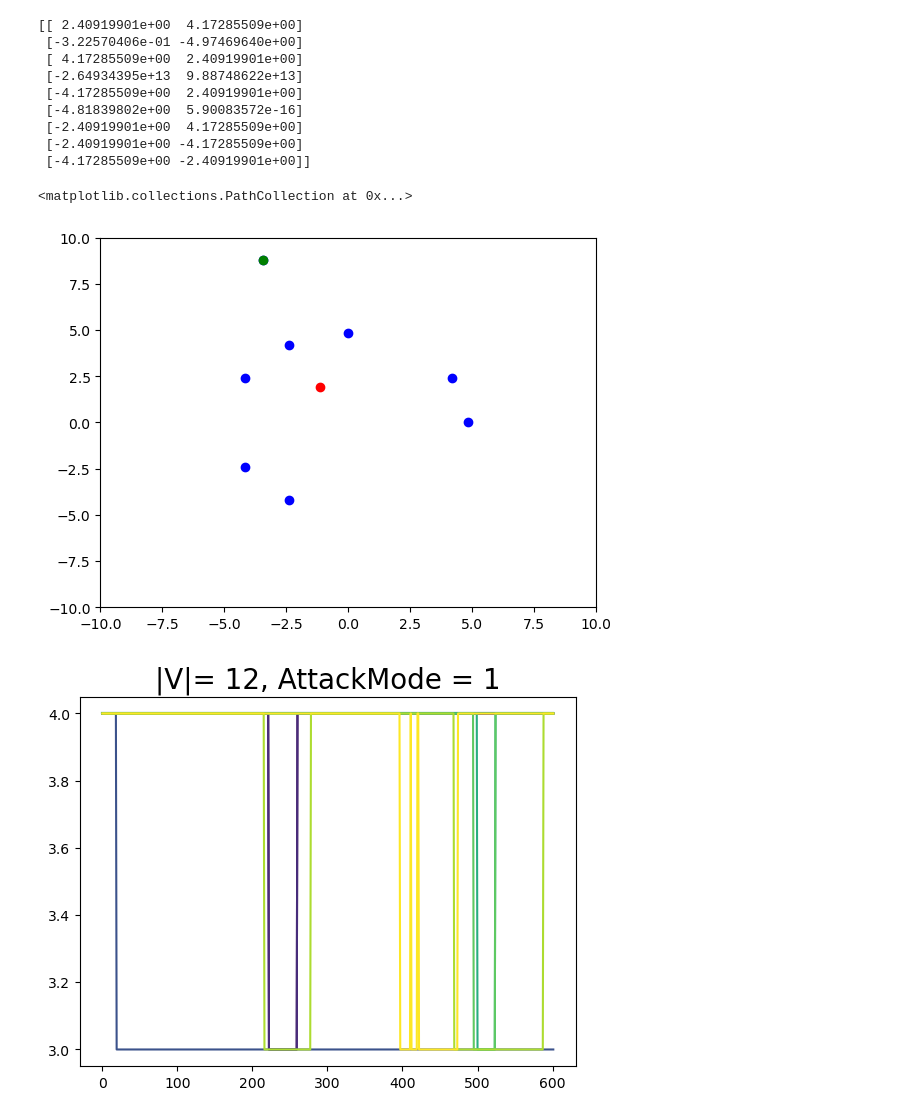
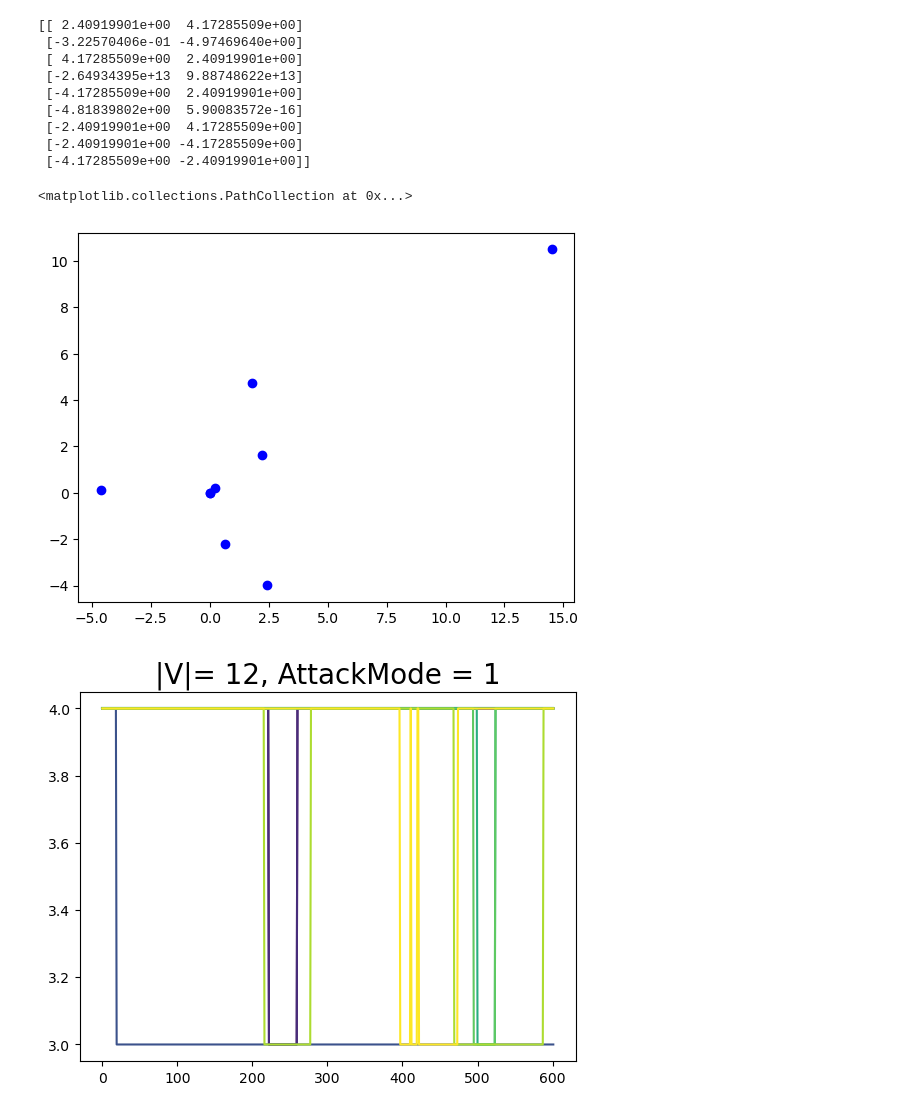
Before and after one commit to ChrisAshtonLee/Tukey, a Jupyter notebook: TukeyMedian.ipynb, the cells around one changed output. Saved outputs shown, nothing was run; the diff lists cells and outputs as text; code cells hidden in the pictures.

```diff
--- a/TukeyMedian.ipynb
+++ b/TukeyMedian.ipynb
@@ -831,9 +1039,11 @@ for i in range(n):
 #X = np.array([(-3,-1), (-3, 4),(0.5 ,-4),(1.5,6),(3.5,2),(4,-1)]);
 #X[n-1]= np.array((5,1))
 attackers = [n-1]
+
 if n >6:
     #X[n-2] = np.array((6,-1))
     attackers = [n-2,n-1]
+
 if n>9:
    # X[n-3] = np.array((7,-3))
     attackers = [n-3,n-2,n-1];
@@ -845,16 +1055,16 @@ attackerTargetHist.append([])
 Xn = np.zeros((n,9,2));
 #Xn = np.zeros((8,8,2))
 N = []
-
+f = len(attackers);
 for i in range(n):
 
-    nh = random.sample(range(n-3),6)
+    nh = random.sample(range(n-f),6)
     for attacker in attackers:
         nh.append(attacker)
 
     N.append(nh)
     Xn[i][:] = X[N[i]]
-f = len(attackers);
+
 #imp = .5*np.ones((6,6))-.5*np.eye(6);
 imp = 0.5;
 colors= get_colors(n,f);
@@ -1059,17 +1693,17 @@ print(Xhist[5][N[0]])
  [-4.17285509e+00 -2.40919901e+00]]
 # %%
 fig, ax = plt.subplots()
-ax.set_xlim(-10,10);
-ax.set_ylim(-10,10);
-ax.scatter(Xhist[5][N[1],0],Xhist[5][N[1],1], c = 'b')
-ax.scatter(Xhist[5][9][0],Xhist[5][9][1],c = 'g')
-ax.scatter(targ[5][0], targ[5][1],c = 'r')
+#ax.set_xlim(-10,10);
+#ax.set_ylim(-10,10);
+ax.scatter(X[:,0],X[:,1], c = 'b')
+#ax.scatter(Xhist[5][9][0],Xhist[5][9][1],c = 'g')
+#ax.scatter(targ[5][0], targ[5][1],c = 'r')
 #ax.scatter(verts[:,0],verts[:,1], c = 'g')
 
 #ax.scatter(v[:,0],v[:,1],c ='g')
 # %% [output]
 <matplotlib.collections.PathCollection at 0x...>
-[figure, old version]
+[figure, new version]
 # %%
 tm = [[],[],[],[],[],[],[],[],[]]
 for j in range(len(Xhist)):
```
Also changed, not shown: parts of 10 cells of this notebook.
